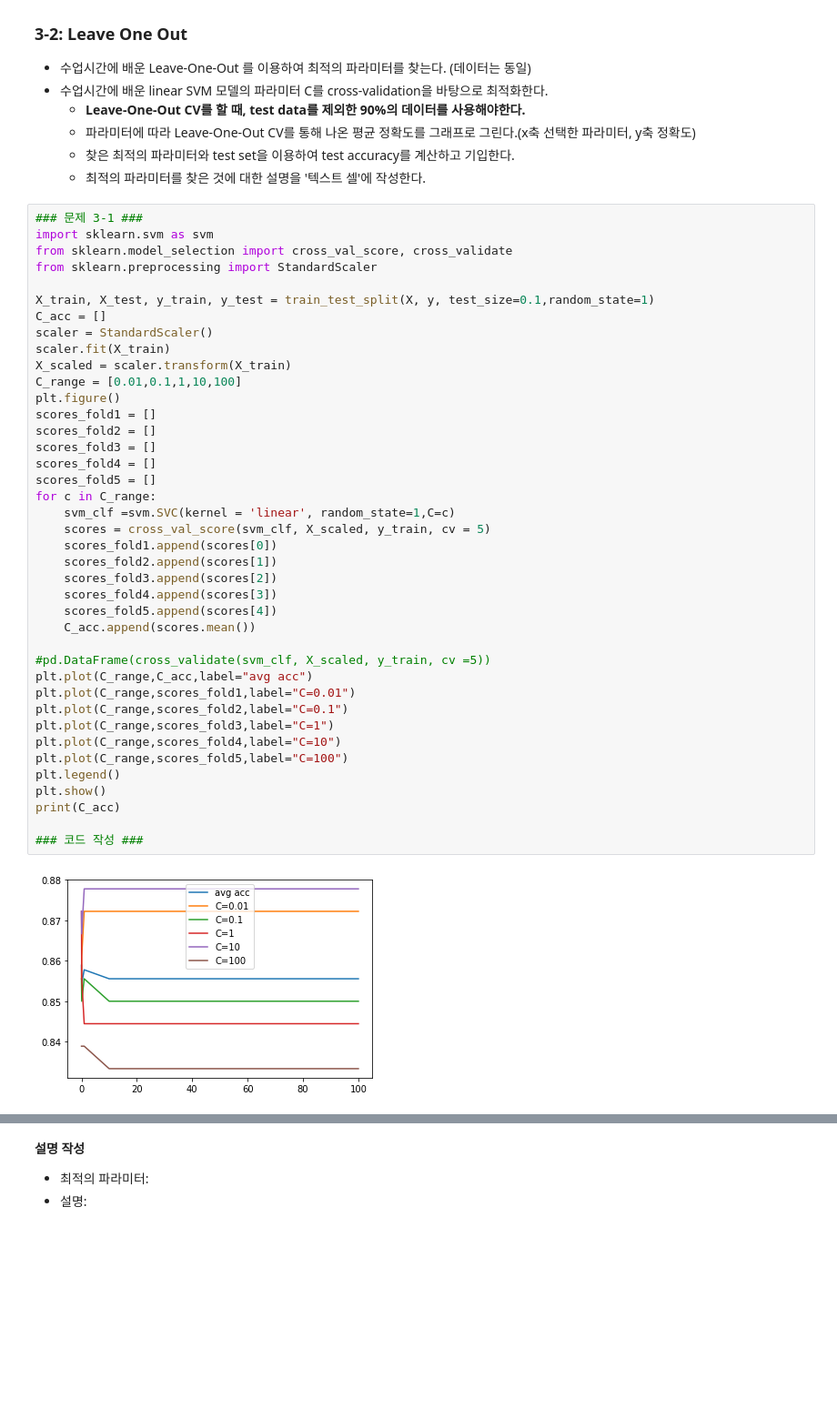
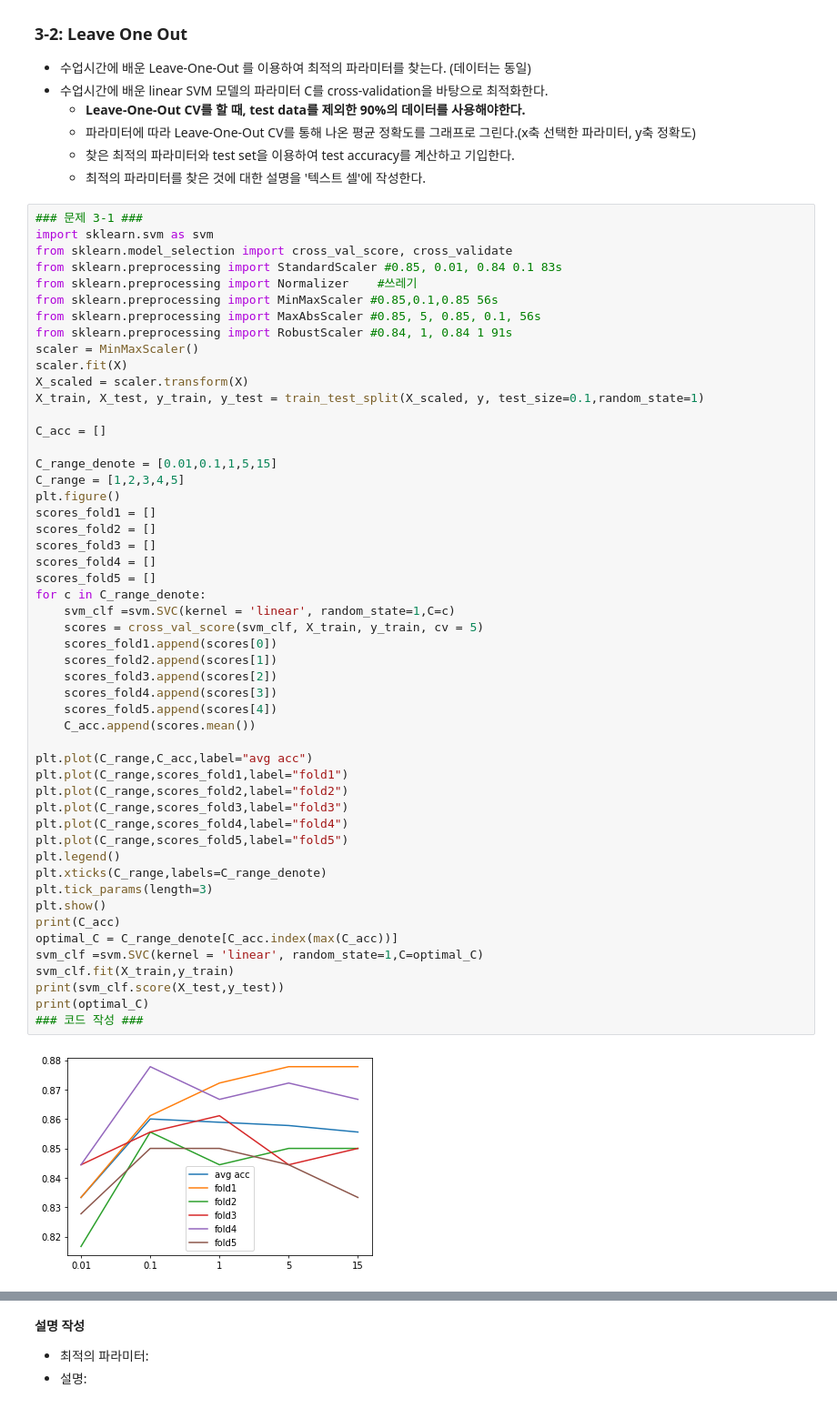
Before and after one commit to NAJOO0/2022F-Ajou-ML, a Jupyter notebook: HW3_ipynb의_사본.ipynb, the cells around one changed output, grey strips where cells are left out. Shown at 91% size. Cells and saved outputs as stored; diff of their text form; blank space fills up the shorter version.

```diff
--- a/HW3_ipynb의_사본.ipynb
+++ b/HW3_ipynb의_사본.ipynb
@@ -212,42 +211,53 @@ print(randomF.score(X_test,y_test))
 # %%
 ### 문제 3-1 ###
 import sklearn.svm as svm
 from sklearn.model_selection import cross_val_score, cross_validate
-from sklearn.preprocessing import StandardScaler
+from sklearn.preprocessing import StandardScaler #0.85, 0.01, 0.84 0.1 83s
+from sklearn.preprocessing import Normalizer    #쓰레기
+from sklearn.preprocessing import MinMaxScaler #0.85,0.1,0.85 56s
+from sklearn.preprocessing import MaxAbsScaler #0.85, 5, 0.85, 0.1, 56s
+from sklearn.preprocessing import RobustScaler #0.84, 1, 0.84 1 91s
+scaler = MinMaxScaler()
+scaler.fit(X)
+X_scaled = scaler.transform(X)
+X_train, X_test, y_train, y_test = train_test_split(X_scaled, y, test_size=0.1,random_state=1)
 
-X_train, X_test, y_train, y_test = train_test_split(X, y, test_size=0.1,random_state=1)
 C_acc = []
-scaler = StandardScaler()
-scaler.fit(X_train)
-X_scaled = scaler.transform(X_train)
-C_range = [0.01,0.1,1,10,100]
+
+C_range_denote = [0.01,0.1,1,5,15]
+C_range = [1,2,3,4,5]
 plt.figure()
 scores_fold1 = []
 scores_fold2 = []
 scores_fold3 = []
 scores_fold4 = []
 scores_fold5 = []
-for c in C_range:
+for c in C_range_denote:
     svm_clf =svm.SVC(kernel = 'linear', random_state=1,C=c)
-    scores = cross_val_score(svm_clf, X_scaled, y_train, cv = 5)
+    scores = cross_val_score(svm_clf, X_train, y_train, cv = 5)
     scores_fold1.append(scores[0])
     scores_fold2.append(scores[1])
     scores_fold3.append(scores[2])
     scores_fold4.append(scores[3])
     scores_fold5.append(scores[4])
     C_acc.append(scores.mean())
 
-#pd.DataFrame(cross_validate(svm_clf, X_scaled, y_train, cv =5))
 plt.plot(C_range,C_acc,label="avg acc")
-plt.plot(C_range,scores_fold1,label="C=0.01")
-plt.plot(C_range,scores_fold2,label="C=0.1")
-plt.plot(C_range,scores_fold3,label="C=1")
-plt.plot(C_range,scores_fold4,label="C=10")
-plt.plot(C_range,scores_fold5,label="C=100")
+plt.plot(C_range,scores_fold1,label="fold1")
+plt.plot(C_range,scores_fold2,label="fold2")
+plt.plot(C_range,scores_fold3,label="fold3")
+plt.plot(C_range,scores_fold4,label="fold4")
+plt.plot(C_range,scores_fold5,label="fold5")
 plt.legend()
+plt.xticks(C_range,labels=C_range_denote)
+plt.tick_params(length=3)
 plt.show()
 print(C_acc)
-
+optimal_C = C_range_denote[C_acc.index(max(C_acc))]
+svm_clf =svm.SVC(kernel = 'linear', random_state=1,C=optimal_C)
+svm_clf.fit(X_train,y_train)
+print(svm_clf.score(X_test,y_test))
+print(optimal_C)
 ### 코드 작성 ###
 # %% [output]
-[figure, old version]
+[figure, new version]
```
Also changed, not shown: parts of 18 cells of this notebook.
